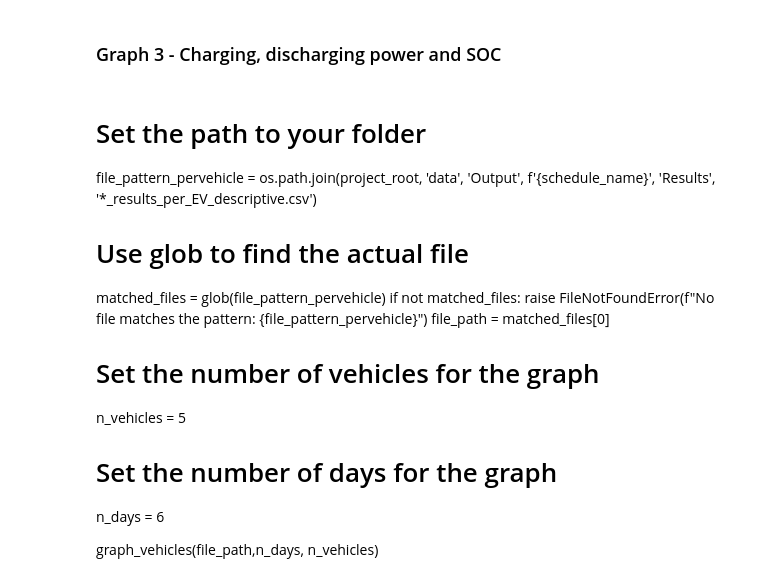
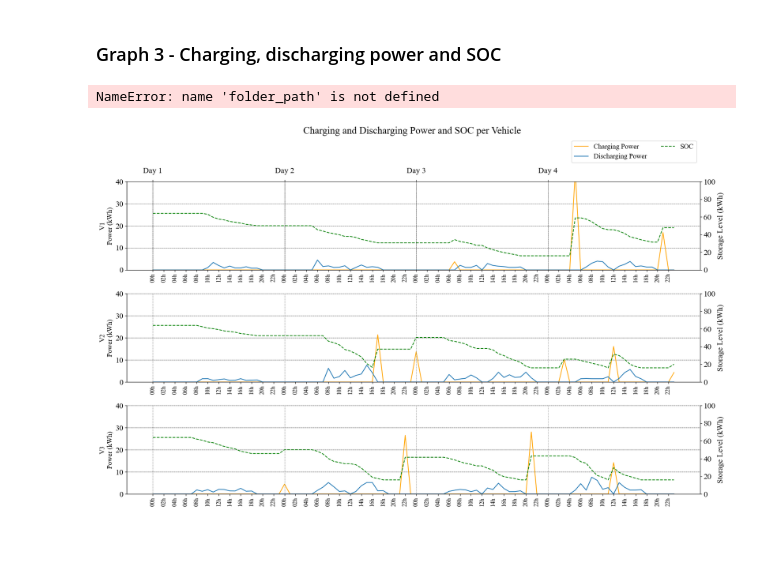
Before and after one commit to mcarolinagilr/eFleetPlan, a Jupyter notebook: notebooks/eFleetPlan.ipynb, the cells around one changed output. Drawn from its saved outputs; the diff is of its cells as text; code cells hidden in the pictures; blank space fills up the shorter version.

```diff
--- a/notebooks/eFleetPlan.ipynb
+++ b/notebooks/eFleetPlan.ipynb
@@ -322,19 +375,22 @@ graph_powerbytype(file_path, folder_path)
 # %% [markdown]
 ### Graph 3 - Charging, discharging power and SOC
-# %% [markdown]
-# Set the path to your folder
-file_pattern_pervehicle = os.path.join(project_root, 'data', 'Output', f'{schedule_name}', 'Results', '*_results_per_EV_descriptive.csv')
-
-# Use glob to find the actual file
-matched_files = glob(file_pattern_pervehicle)
-if not matched_files:
-    raise FileNotFoundError(f"No file matches the pattern: {file_pattern_pervehicle}")
-file_path = matched_files[0]
-
-
-# Set the number of vehicles for the graph
-n_vehicles = 5
-# Set the number of days for the graph
-n_days = 6
-
-graph_vehicles(file_path,n_days, n_vehicles)
+# %%
+# Set the path to your folder
+file_pattern_pervehicle = os.path.join(project_root, 'data', 'Output', f'{schedule_name}', 'Results', '*_results_per_EV_descriptive.csv')
+
+# Use glob to find the actual file
+matched_files = glob(file_pattern_pervehicle)
+if not matched_files:
+    raise FileNotFoundError(f"No file matches the pattern: {file_pattern_pervehicle}")
+file_path = matched_files[0]
+
+
+# Set the number of vehicles for the graph
+n_vehicles = 3
+# Set the number of days for the graph
+n_days = 4
+
+graph_vehicles(file_path,n_days, n_vehicles)
+# %% [output]
+NameError: name 'folder_path' is not defined
+[figure, added]
```
Also changed, not shown: parts of 14 cells of this notebook, 5 other files.
